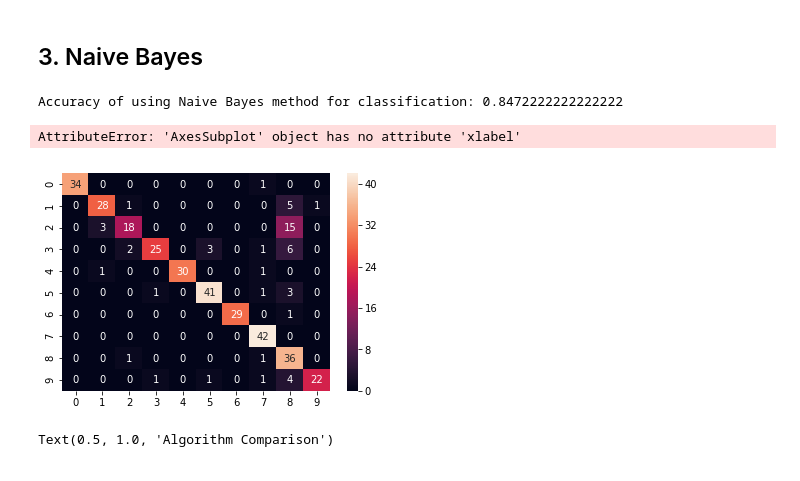
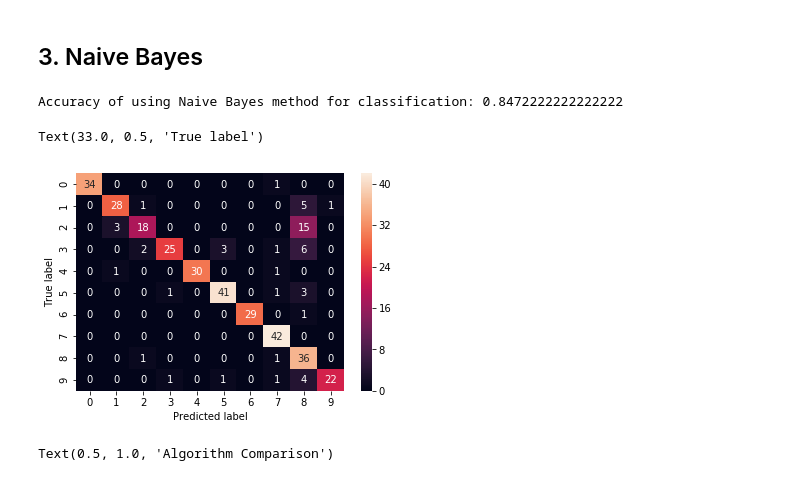
Before and after one commit to dunck/3803ict-bda, a Jupyter notebook: week04/journal.ipynb, the cells around one changed output. Cells and saved outputs as stored; diff of their text form; code cells hidden in the pictures.

```diff
--- a/week04/journal.ipynb
+++ b/week04/journal.ipynb
@@ -21,7 +21,7 @@ from sklearn.neighbors import KNeighborsClassifier
 from sklearn import metrics
 
 k_range = range(1, 26)
-scores = {}
+# scores = {}
 scores_list_train = []
 scores_list_test = []
 
@@ -39,7 +39,7 @@ for k in k_range:
     y_pred_test = classifier.predict(x_test)
 
     # Log results.
-    scores[k] = metrics.accuracy_score(y_test, y_pred)
+    # scores[k] = metrics.accuracy_score(y_test, y_pred)
     scores_list_test.append(metrics.accuracy_score(y_test, y_pred_test))
     scores_list_train.append(metrics.accuracy_score(y_train, y_pred_train))
 # %%
@@ -102,21 +102,21 @@ We can see that the polynomial and gamma kernels outperformed the linear kernel.
 # %%
 from sklearn.naive_bayes import GaussianNB
 from sklearn.metrics import confusion_matrix
 import seaborn as sns
 
 gnb = GaussianNB()
 y_pred = gnb.fit(x_train, y_train).predict(x_test)
 
 accuracy = (y_test.shape[0] - (y_test != y_pred).sum()) / y_test.shape[0]
 print("Accuracy of using Naive Bayes method for classification: " + str(accuracy))
 
-plt = sns.heatmap(confusion_matrix(y_test, y_pred), annot=True)
-plt.xlabel("Predicted label")
-plt.ylabel("True label")
+plt2 = sns.heatmap(confusion_matrix(y_test, y_pred), annot=True)
+plt2.set_xlabel("Predicted label")
+plt2.set_ylabel("True label")
 # %% [output]
 Accuracy of using Naive Bayes method for classification: 0.8472222222222222
-AttributeError: 'AxesSubplot' object has no attribute 'xlabel'
+Text(33.0, 0.5, 'True label')
-[figure, old version]
+[figure, new version]
 # %%
 # Comparison of different classifiers in same plot:
 # 1. k-NearestNeighbours with 1 neighbour
```
Also changed, not shown: parts of 14 cells of this notebook.
